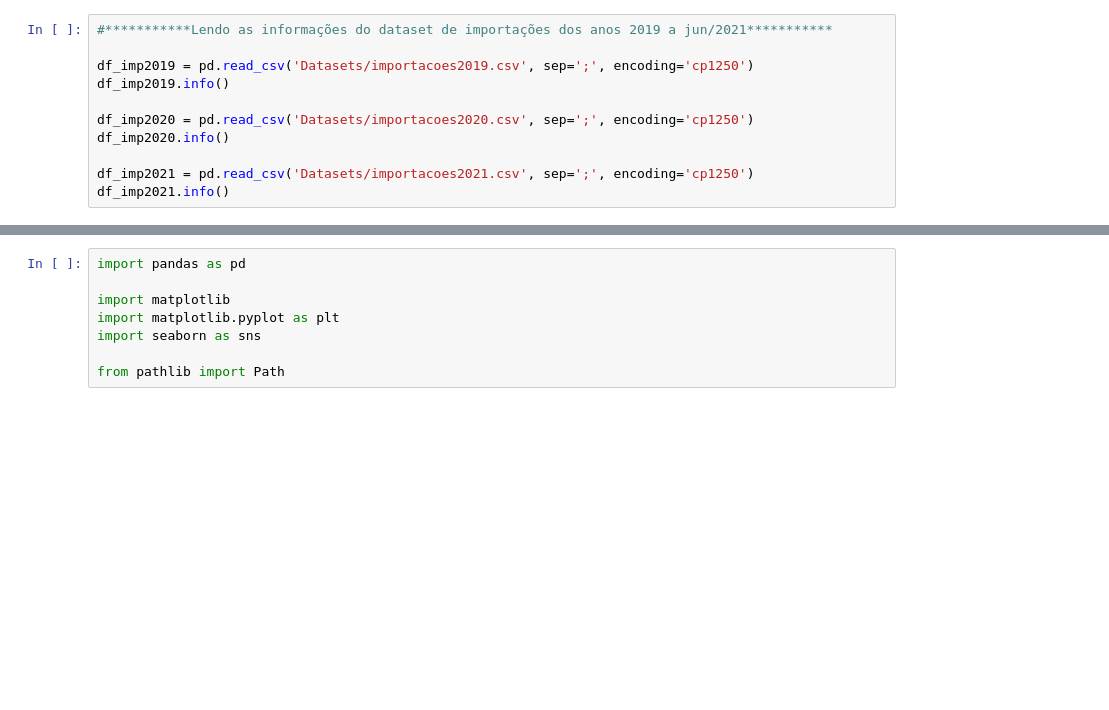
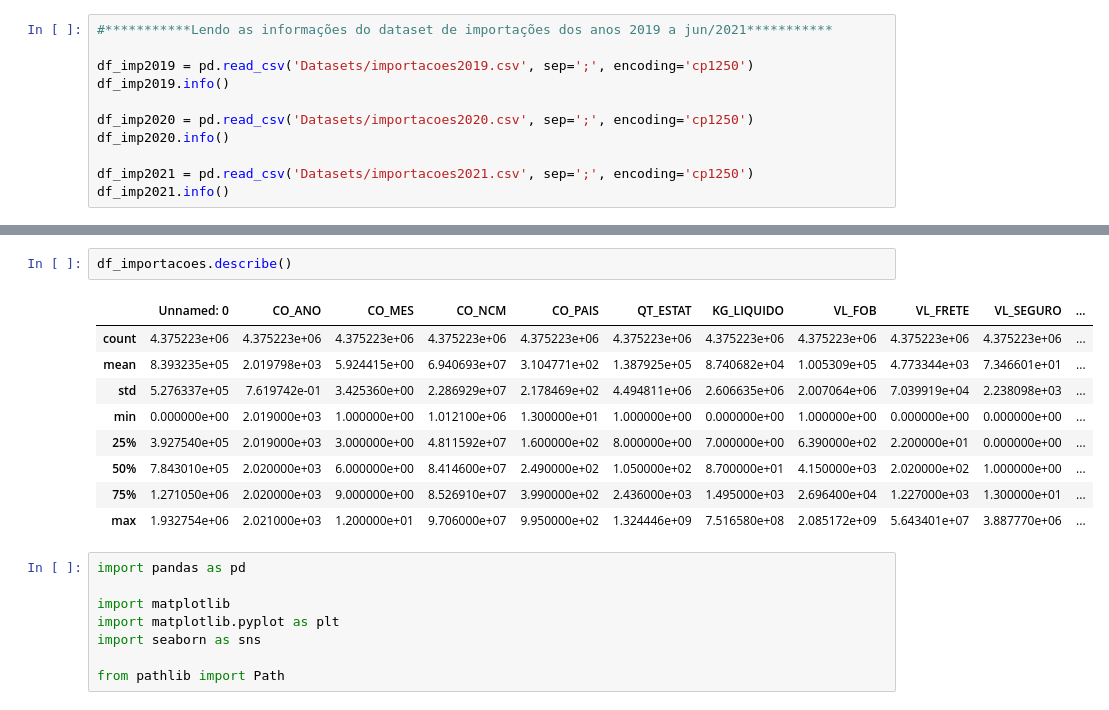
Before and after one commit to jrobertolima/projetoTCC, a Jupyter notebook: ProjetoTCC-Compara.ipynb, the cells around one changed output, grey strips where cells are left out. Cells and saved outputs as stored; diff of their text form; blank space fills up the shorter version.

```diff
--- a/ProjetoTCC-Compara.ipynb
+++ b/ProjetoTCC-Compara.ipynb
@@ -527,3 +544,15 @@ memory usage: 430.6+ MB
+# %%
+df_importacoes.describe()
+# %% [output]
+|  | Unnamed: 0 | CO_ANO | CO_MES | CO_NCM | CO_PAIS | QT_ESTAT | KG_LIQUIDO | VL_FOB | VL_FRETE | VL_SEGURO | ... |
+| count | 4.375223e+06 | 4.375223e+06 | 4.375223e+06 | 4.375223e+06 | 4.375223e+06 | 4.375223e+06 | 4.375223e+06 | 4.375223e+06 | 4.375223e+06 | 4.375223e+06 | ... |
+| mean | 8.393235e+05 | 2.019798e+03 | 5.924415e+00 | 6.940693e+07 | 3.104771e+02 | 1.387925e+05 | 8.740682e+04 | 1.005309e+05 | 4.773344e+03 | 7.346601e+01 | ... |
+| std | 5.276337e+05 | 7.619742e-01 | 3.425360e+00 | 2.286929e+07 | 2.178469e+02 | 4.494811e+06 | 2.606635e+06 | 2.007064e+06 | 7.039919e+04 | 2.238098e+03 | ... |
+| min | 0.000000e+00 | 2.019000e+03 | 1.000000e+00 | 1.012100e+06 | 1.300000e+01 | 1.000000e+00 | 0.000000e+00 | 1.000000e+00 | 0.000000e+00 | 0.000000e+00 | ... |
+| 25% | 3.927540e+05 | 2.019000e+03 | 3.000000e+00 | 4.811592e+07 | 1.600000e+02 | 8.000000e+00 | 7.000000e+00 | 6.390000e+02 | 2.200000e+01 | 0.000000e+00 | ... |
+| 50% | 7.843010e+05 | 2.020000e+03 | 6.000000e+00 | 8.414600e+07 | 2.490000e+02 | 1.050000e+02 | 8.700000e+01 | 4.150000e+03 | 2.020000e+02 | 1.000000e+00 | ... |
+| 75% | 1.271050e+06 | 2.020000e+03 | 9.000000e+00 | 8.526910e+07 | 3.990000e+02 | 2.436000e+03 | 1.495000e+03 | 2.696400e+04 | 1.227000e+03 | 1.300000e+01 | ... |
+| max | 1.932754e+06 | 2.021000e+03 | 1.200000e+01 | 9.706000e+07 | 9.950000e+02 | 1.324446e+09 | 7.516580e+08 | 2.085172e+09 | 5.643401e+07 | 3.887770e+06 | ... |
 # %%
 import pandas as pd
 
```
Also changed, not shown: parts of 9 cells of this notebook.
